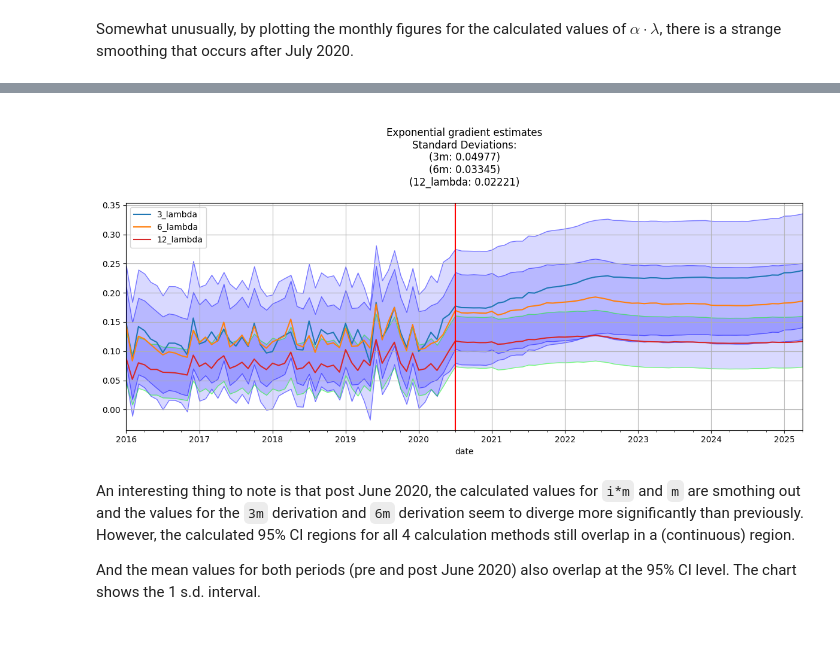
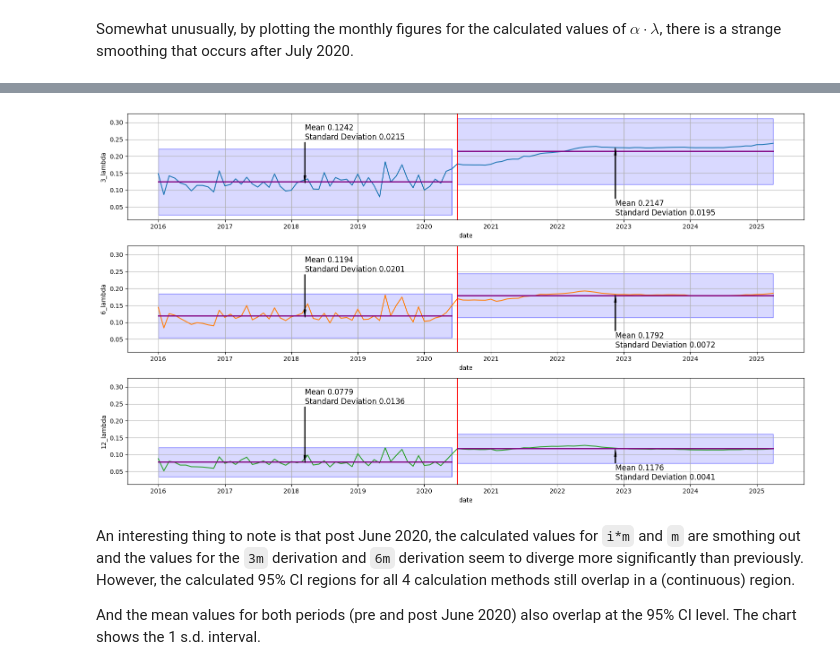
Before and after one commit to AbdulHafiiz/malaysia-economy-tracker, a Jupyter notebook: visualisations/economy.ipynb, the cells around one changed output, grey strips where cells are left out. Cells and saved outputs as stored; diff of their text form; code cells hidden in the pictures; blank space fills up the shorter version.

Commit message:
reworked visualisations for alpha lambda and lambda plot calculations

```diff
--- a/visualisations/economy.ipynb
+++ b/visualisations/economy.ipynb
@@ -372,7 +372,10 @@ for idx, col in enumerate(['alpha_lambda_1', 'alpha_lambda_2', 'alpha_lambda_3']
     ax[idx].set_title(f'Inactive month coeff (calc method: {idx+1})')
     ax[idx].axvline(pd.to_datetime('2020-07-01'), color='red')
 
-    stat_df = (stat_plot_data_df[stat_plot_data_df['date'] < date_split].loc[:, ['date', col]].describe(), stat_plot_data_df[stat_plot_data_df['date'] >= date_split].loc[:, ['date', col]].describe())
+    stat_df = (
+        stat_plot_data_df[stat_plot_data_df['date'] < date_split].loc[:, ['date', col]].describe(),
+        stat_plot_data_df[stat_plot_data_df['date'] >= date_split].loc[:, ['date', col]].describe()
+    )
 
     for jdx, df in enumerate(stat_df):
     # Pre 2020 July average
@@ -385,12 +388,13 @@ for idx, col in enumerate(['alpha_lambda_1', 'alpha_lambda_2', 'alpha_lambda_3']
         )
 
         ax[idx].annotate(
-            text=f'Standard Deviation {df.loc["std", col]:.4f}',
+            text=f'Mean: {df.loc["mean", col]:.4f}\nStandard Deviation: {df.loc["std", col]:.4f}',
             xy=(df.loc['50%', 'date'], df.loc['50%', col]),
-            xytext=(df.loc['50%', 'date'], 1.75 - jdx/2),
+            xytext=(df.loc['50%', 'date'], 1.65 - jdx/2),
             arrowprops={'width': 1, 'headwidth': 3, 'color': 'black'},
             fontsize='large',
         )
+
         ax[idx].fill_between(
             date_x,
             df.loc['mean', col] + 1.96 * df.loc['std', col],
@@ -409,47 +413,49 @@ For the calculation of $\lambda$ (the gradient of the log probability distributi
 # %%
-fig, ax = plt.subplots(1, 1, figsize=(12, 6), sharex=True, sharey=True)
-stat_plot_data_df.plot(x='date', y='3_lambda', ax=ax, grid=True, color='tab:blue')
-ax.fill_between(
-    date_x,
-    stat_plot_data_df['3_lambda'] + 1.96 * stat_plot_stat_df.loc['std', '3_lambda'],
-    stat_plot_data_df['3_lambda'] - 1.96 * stat_plot_stat_df.loc['std', '3_lambda'],
-    facecolor=(0, 0, 1, 0.15),
-    edgecolors=(0, 0, 1, 0.5),
-    linewidth=1
+fig, ax = plt.subplots(3, 1, figsize=(16, 9), sharex=False, sharey=True)
+date_x = stat_plot_data_df['date'].values
+date_split = pd.to_datetime('2020-07-01')
 
-)
 
-stat_plot_data_df.plot(x='date', y='6_lambda', ax=ax, grid=True, color='tab:orange')
-ax.fill_between(
-    date_x,
-    stat_plot_data_df['6_lambda'] + 1.96 * stat_plot_stat_df.loc['std', '6_lambda'],
-    stat_plot_data_df['6_lambda'] - 1.96 * stat_plot_stat_df.loc['std', '6_lambda'],
-    facecolor=(0, 0, 1, 0.15),
-    edgecolors=(0, 0, 1, 0.5),
-    linewidth=1
-)
+for idx, (colour, column) in enumerate([('tab:blue', '3_lambda'), ('tab:orange', '6_lambda'), ('tab:green', '12_lambda')]):
+    sns.lineplot(stat_plot_data_df, x='date', y=column, ax=ax[idx], color=colour)
+    ax[idx].axvline(pd.to_datetime('2020-07-01'), color='red')
+    ax[idx].grid(True)
 
-stat_plot_data_df.plot(x='date', y='12_lambda', ax=ax, grid=True, color='tab:red')
-ax.fill_between(
-    date_x,
-    stat_plot_data_df['12_lambda'] + 1.96 * stat_plot_stat_df.loc['std', '12_lambda'],
-    stat_plot_data_df['12_lambda'] - 1.96 * stat_plot_stat_df.loc['std', '12_lambda'],
-    facecolor=(0, 0, 1, 0.15),
-    edgecolors=(0, 1, 0, 0.5),
-    linewidth=1
-)
+    stat_df = (
+        stat_plot_data_df[stat_plot_data_df['date'] < date_split].loc[:, ['date', column]].describe(),
+        stat_plot_data_df[stat_plot_data_df['date'] >= date_split].loc[:, ['date', column]].describe()
+    )
 
-plt.axvline(pd.to_datetime('2020-07-01'), color='red')
-ax.set_title(f"""
-Exponential gradient estimates
-Standard Deviations:
-(3m: {stat_plot_stat_df.loc['std', '3_lambda']:.5f})
-(6m: {stat_plot_stat_df.loc['std', '6_lambda']:.5f})
-(12_lambda: {stat_plot_stat_df.loc['std', '12_lambda']:.5f})
-""")
+    for jdx, df in enumerate(stat_df):
+        sns.lineplot(
+            x=date_x[date_x < date_split if jdx == 0 else date_x >= date_split],
+            y=np.repeat(df.loc['mean', column], df.loc['count', column]),
+            color='purple',
+            linewidth=2,
+            ax=ax[idx]
+        )
+
+        ax[idx].fill_between(
+            date_x,
+            df.loc['mean', column] + 1.96 * stat_plot_stat_df.loc['std', column],
+            df.loc['mean', column] - 1.96 * stat_plot_stat_df.loc['std', column],
+            facecolors=(0, 0, 1, 0.15),
+            edgecolors=(0, 0, 1, 0.5),
+            linewidth=1,
+            where=(date_x < pd.to_datetime(date_split) if jdx < 1 else date_x >= pd.to_datetime(date_split))
+        )
+
+        ax[idx].annotate(
+            text=f'Mean {df.loc["mean", column]:.4f}\nStandard Deviation {df.loc["std", column]:.4f}',
+            xy=(df.loc['50%', 'date'], df.loc['50%', column]),
+            xytext=(df.loc['50%', 'date'], 0.25 if jdx == 0 else 0.025),
+            arrowprops={'width': 1, 'headwidth': 3, 'color': 'black'},
+            fontsize='large',
+        )
+
 plt.tight_layout()
 # %% [output]
-[figure, old version]
+[figure, new version]
 # %% [markdown]
 An interesting thing to note is that post June 2020, the calculated values for `i*m` and `m` are smothing out and the values for the `3m` derivation and `6m` derivation seem to diverge more significantly than previously. However, the calculated 95% CI regions for all 4 calculation methods still overlap in a (continuous) region.
 
```
Also changed, not shown: parts of 3 cells of this notebook.
